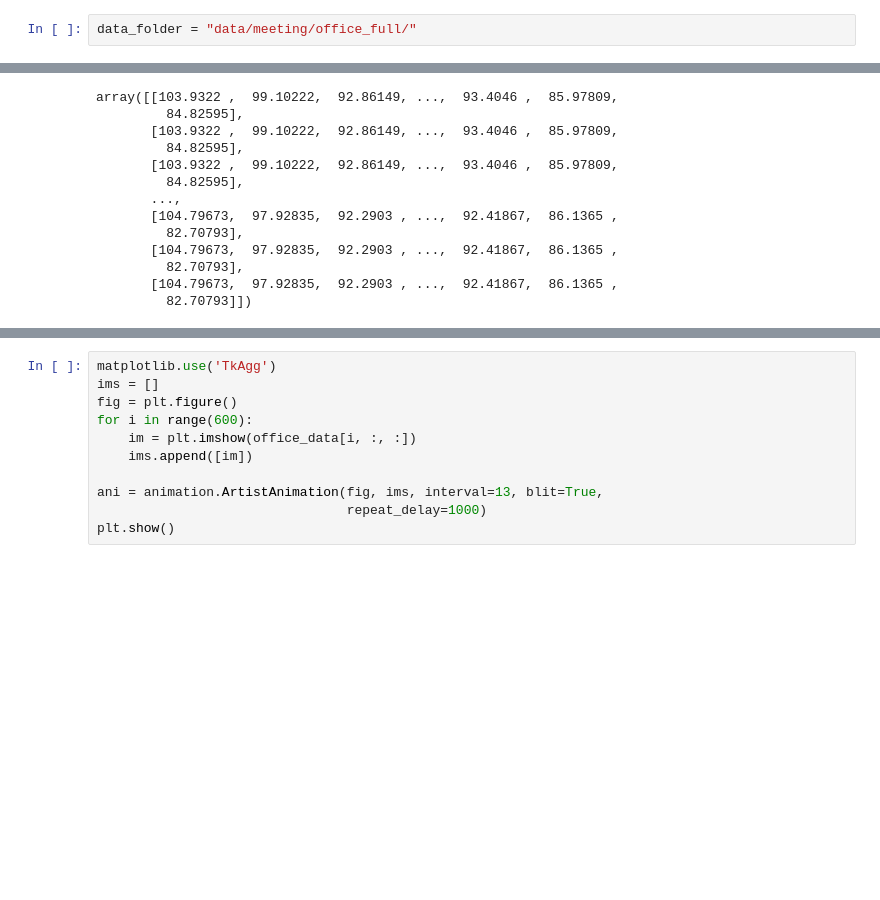
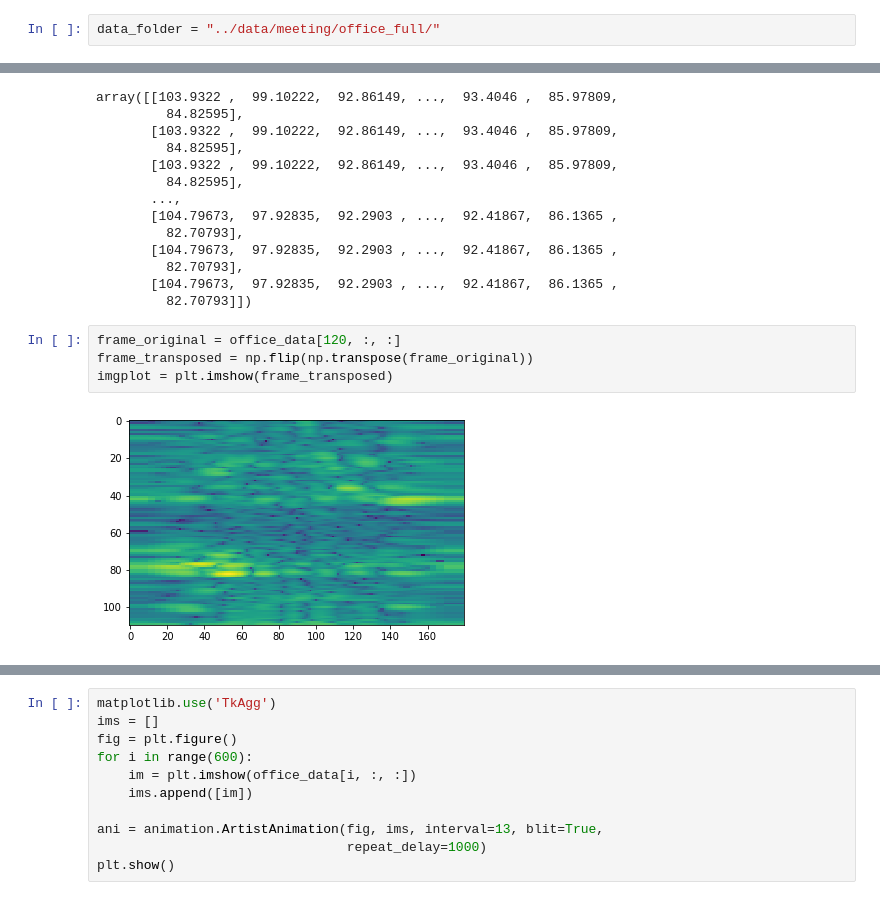
Before and after one commit to deniskovalenko/junction2019, a Jupyter notebook: Playground.ipynb, the cells around one changed output, grey strips where cells are left out. Cells and saved outputs as stored; diff of their text form; blank space fills up the shorter version.

Commit message:
flip + transpose, reformat code

```diff
--- a/Playground.ipynb
+++ b/Playground.ipynb
@@ -11,7 +11,7 @@ np.version.version
 # %% [output]
 '1.16.2'
 # %%
-data_folder = "data/meeting/office_full/"
+data_folder = "../data/meeting/office_full/"
 # %%
 office_data = np.loadtxt(data_folder + 'amplitude/amplitude00',delimiter=',')
 office_data = np.reshape(office_data,(office_data.shape[0],180,110))
@@ -35,4 +35,10 @@ array([[103.9322 ,  99.10222,  92.86149, ...,  93.4046 ,  85.97809,
          82.70793],
        [104.79673,  97.92835,  92.2903 , ...,  92.41867,  86.1365 ,
          82.70793]])
+# %%
+frame_original = office_data[120, :, :]
+frame_transposed = np.flip(np.transpose(frame_original))
+imgplot = plt.imshow(frame_transposed)
+# %% [output]
+[figure, added]
 # %%
```
Also changed, not shown: parts of 1 cell of this notebook, 2 other files.
